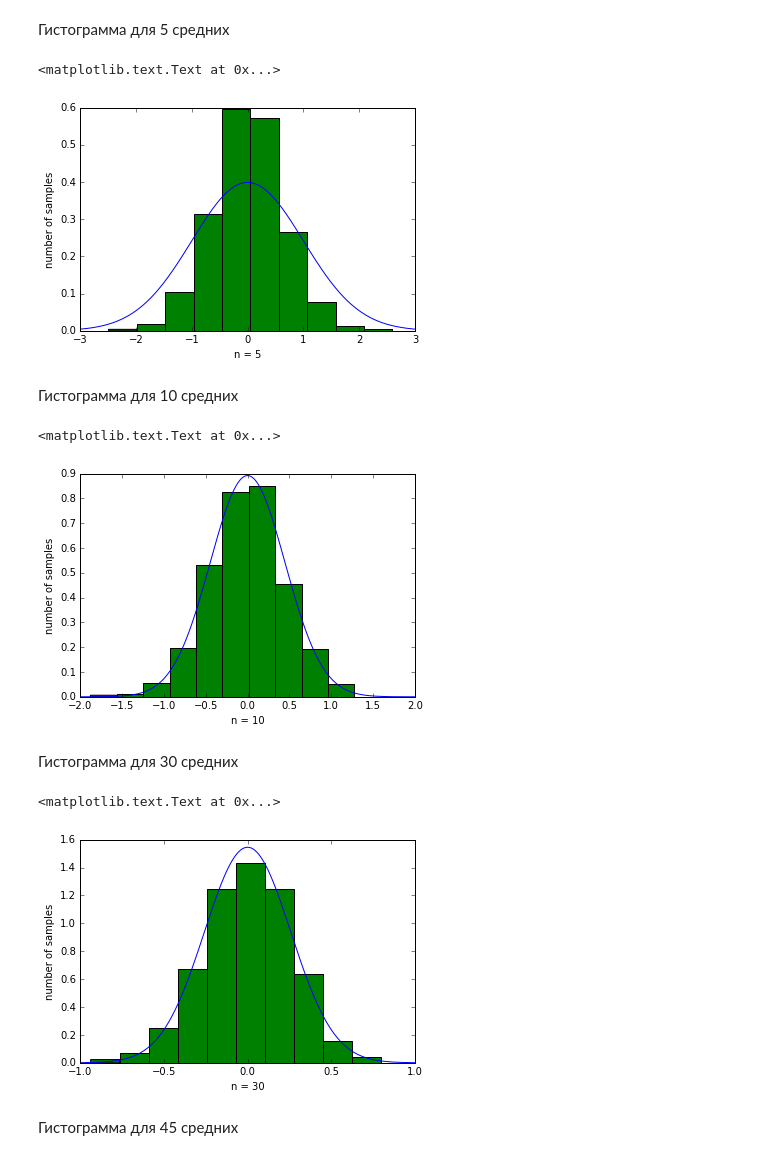
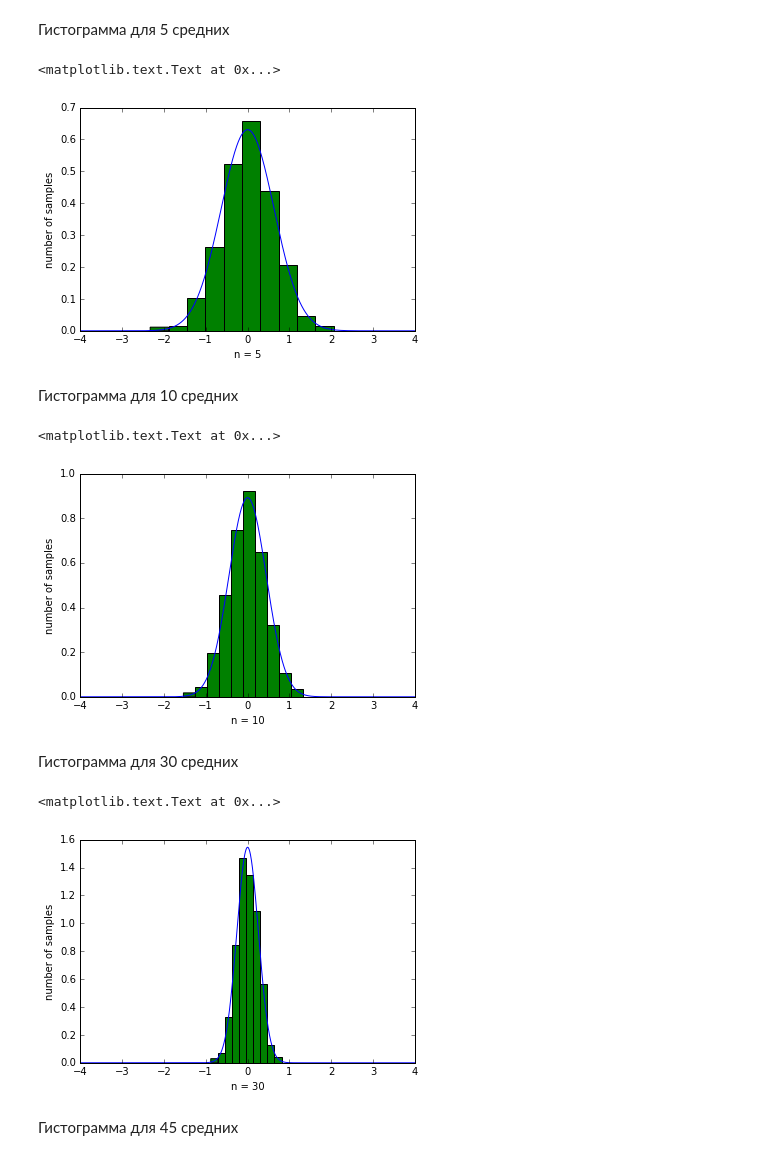
Before and after one commit to evgendn/CourseraMLCourse, a Jupyter notebook: mathematics-and-python/central_limit_theorem.ipynb, the cells around one changed output. Drawn from its saved outputs; the diff is of its cells as text; code cells hidden in the pictures.

```diff
--- a/mathematics-and-python/central_limit_theorem.ipynb
+++ b/mathematics-and-python/central_limit_theorem.ipynb
@@ -10,7 +10,9 @@ import matplotlib.pyplot as plt
 import scipy.stats as stat
 %matplotlib inline
 # %%
-ld = stat.laplace(loc=0, scale=1)
+a = 1.0
+b = 0.0
+ld = stat.laplace(loc=b, scale=a)
 x = np.linspace(-4, 4, 1000)
 plt.plot(x, stat.laplace.pdf(x))
 
@@ -50,7 +52,7 @@ for sample in samples:
 # %% [markdown]
 Посчитаем мат. ожидание и дисперсию
 # %%
-mean = stat.laplace.mean()
+mean = b
 dispersion = 2 / ((2 * stat.laplace.pdf(mean)) ** 2)
 print("mean: " + str(mean)
       + "\ndispersion: " + str(dispersion))
@@ -61,8 +63,8 @@ dispersion: 2.0
 Гистограмма для 5 средних
 # %%
 norm_rv = stat.norm(mean, np.sqrt(dispersion / sizes[0]))
-x = np.linspace(-3, 3, 1000)
-pdf = stat.norm.pdf(x)
+x = np.linspace(-4, 4, 1000)
+pdf = norm_rv.pdf(x)
 plt.plot(x, pdf)
 
 plt.hist(means_of_sample[0], normed=True)
@@ -70,12 +72,12 @@ plt.ylabel('number of samples')
 plt.xlabel('n = 5')
 # %% [output]
 <matplotlib.text.Text at 0x...>
-[figure, old version]
+[figure, new version]
 # %% [markdown]
 Гистограмма для 10 средних
 # %%
 norm_rv = stat.norm(mean, np.sqrt(dispersion / sizes[1]))
-x = np.linspace(-2, 2, 1000)
+x = np.linspace(-4, 4, 1000)
 pdf = norm_rv.pdf(x)
 plt.plot(x, pdf)
 
@@ -84,21 +86,21 @@ plt.ylabel('number of samples')
 plt.xlabel('n = 10')
 # %% [output]
 <matplotlib.text.Text at 0x...>
-[figure, old version]
+[figure, new version]
 # %% [markdown]
 Гистограмма для 30 средних
 # %%
 norm_rv = stat.norm(mean, np.sqrt(dispersion / sizes[2]))
-x = np.linspace(-1.0, 1.0, 1000)
+x = np.linspace(-4, 4, 1000)
 pdf = norm_rv.pdf(x)
 plt.plot(x, pdf)
 
 plt.hist(means_of_sample[2], normed=True)
 plt.ylabel('number of samples')
 plt.xlabel('n = 30')
 # %% [output]
 <matplotlib.text.Text at 0x...>
-[figure, old version]
+[figure, new version]
 # %% [markdown]
 Гистограмма для 45 средних
 # %%
```
Also changed, not shown: parts of 2 cells of this notebook.
